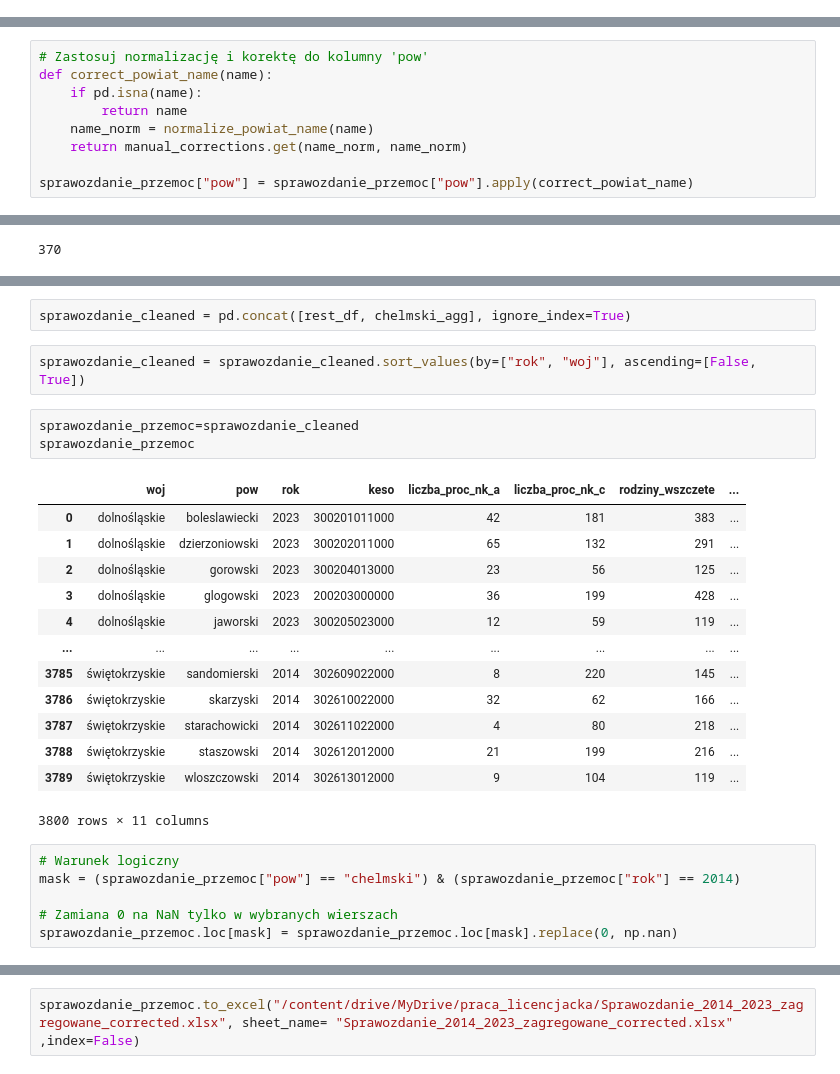
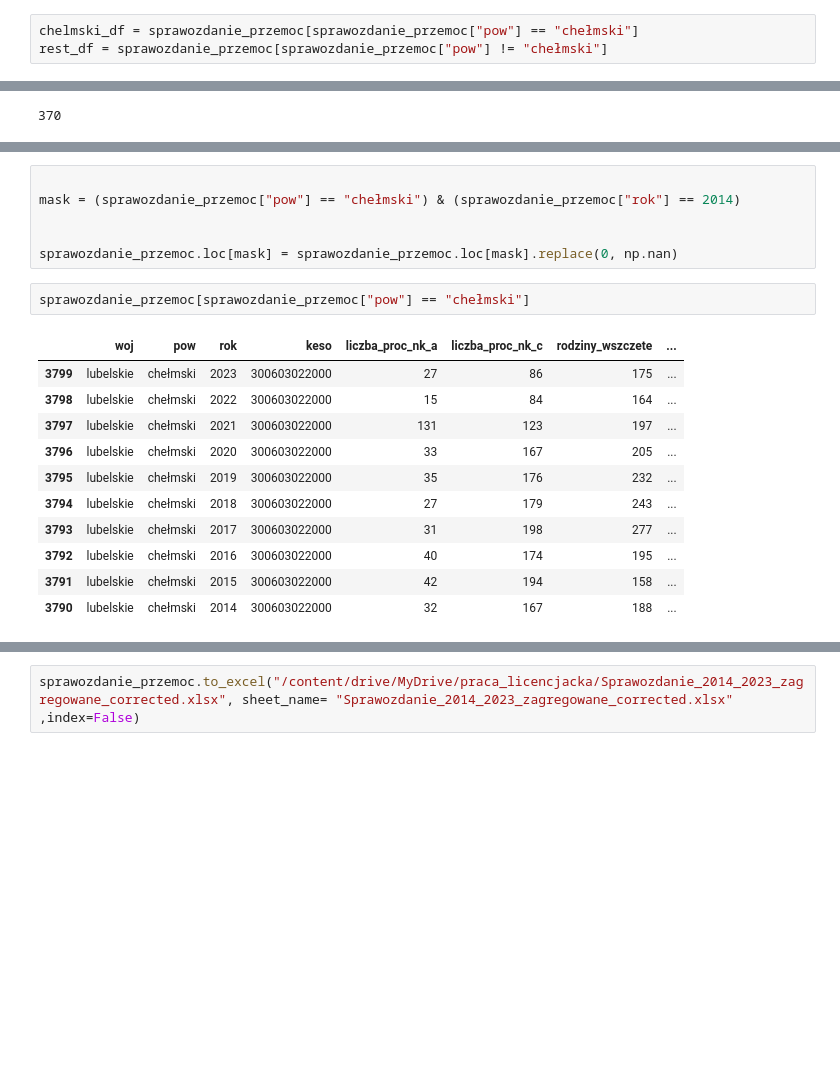
Before and after one commit to Francho03/Praca-licencjacka, a Jupyter notebook: codes/Analiza.ipynb, the cells around one changed output, grey strips where cells are left out. Saved outputs shown, nothing was run; the diff lists cells and outputs as text; blank space fills up the shorter version.

```diff
--- a/codes/Analiza.ipynb
+++ b/codes/Analiza.ipynb
@@ -33,0 +97,3 @@ dane_korelujace
+# %%
+chelmski_df = sprawozdanie_przemoc[sprawozdanie_przemoc["pow"] == "chełmski"]
+rest_df = sprawozdanie_przemoc[sprawozdanie_przemoc["pow"] != "chełmski"]
@@ -123,9 +154,0 @@ print("❌ Still missing in Sprawozdanie:", final_missing_in_sprawozdanie)
-# %%
-# Zastosuj normalizację i korektę do kolumny 'pow'
-def correct_powiat_name(name):
-    if pd.isna(name):
-        return name
-    name_norm = normalize_powiat_name(name)
-    return manual_corrections.get(name_norm, name_norm)
-
-sprawozdanie_przemoc["pow"] = sprawozdanie_przemoc["pow"].apply(correct_powiat_name)
@@ -265,27 +240,20 @@ chelmski_agg = chelmski_df.groupby(["pow", "rok"]).agg({
-# %%
-sprawozdanie_cleaned = pd.concat([rest_df, chelmski_agg], ignore_index=True)
-# %%
-sprawozdanie_cleaned = sprawozdanie_cleaned.sort_values(by=["rok", "woj"], ascending=[False, True])
+# %%
+
+mask = (sprawozdanie_przemoc["pow"] == "chełmski") & (sprawozdanie_przemoc["rok"] == 2014)
+
+
+sprawozdanie_przemoc.loc[mask] = sprawozdanie_przemoc.loc[mask].replace(0, np.nan)
 # %%
-sprawozdanie_przemoc=sprawozdanie_cleaned
-sprawozdanie_przemoc
+sprawozdanie_przemoc[sprawozdanie_przemoc["pow"] == "chełmski"]
 # %% [output]
 |  | woj | pow | rok | keso | liczba_proc_nk_a | liczba_proc_nk_c | rodziny_wszczete | ... |
-| 0 | dolnośląskie | boleslawiecki | 2023 | 300201011000 | 42 | 181 | 383 | ... |
-| 1 | dolnośląskie | dzierzoniowski | 2023 | 300202011000 | 65 | 132 | 291 | ... |
-| 2 | dolnośląskie | gorowski | 2023 | 300204013000 | 23 | 56 | 125 | ... |
-| 3 | dolnośląskie | glogowski | 2023 | 200203000000 | 36 | 199 | 428 | ... |
-| 4 | dolnośląskie | jaworski | 2023 | 300205023000 | 12 | 59 | 119 | ... |
-| ... | ... | ... | ... | ... | ... | ... | ... | ... |
-| 3785 | świętokrzyskie | sandomierski | 2014 | 302609022000 | 8 | 220 | 145 | ... |
-| 3786 | świętokrzyskie | skarzyski | 2014 | 302610022000 | 32 | 62 | 166 | ... |
-| 3787 | świętokrzyskie | starachowicki | 2014 | 302611022000 | 4 | 80 | 218 | ... |
-| 3788 | świętokrzyskie | staszowski | 2014 | 302612012000 | 21 | 199 | 216 | ... |
-| 3789 | świętokrzyskie | wloszczowski | 2014 | 302613012000 | 9 | 104 | 119 | ... |
+| 3799 | lubelskie | chełmski | 2023 | 300603022000 | 27 | 86 | 175 | ... |
+| 3798 | lubelskie | chełmski | 2022 | 300603022000 | 15 | 84 | 164 | ... |
+| 3797 | lubelskie | chełmski | 2021 | 300603022000 | 131 | 123 | 197 | ... |
+| 3796 | lubelskie | chełmski | 2020 | 300603022000 | 33 | 167 | 205 | ... |
+| 3795 | lubelskie | chełmski | 2019 | 300603022000 | 35 | 176 | 232 | ... |
+| 3794 | lubelskie | chełmski | 2018 | 300603022000 | 27 | 179 | 243 | ... |
+| 3793 | lubelskie | chełmski | 2017 | 300603022000 | 31 | 198 | 277 | ... |
+| 3792 | lubelskie | chełmski | 2016 | 300603022000 | 40 | 174 | 195 | ... |
+| 3791 | lubelskie | chełmski | 2015 | 300603022000 | 42 | 194 | 158 | ... |
+| 3790 | lubelskie | chełmski | 2014 | 300603022000 | 32 | 167 | 188 | ... |
-3800 rows × 11 columns
-# %%
-# Warunek logiczny
-mask = (sprawozdanie_przemoc["pow"] == "chelmski") & (sprawozdanie_przemoc["rok"] == 2014)
-
-# Zamiana 0 na NaN tylko w wybranych wierszach
-sprawozdanie_przemoc.loc[mask] = sprawozdanie_przemoc.loc[mask].replace(0, np.nan)
```
Also changed, not shown: parts of 66 cells of this notebook.
